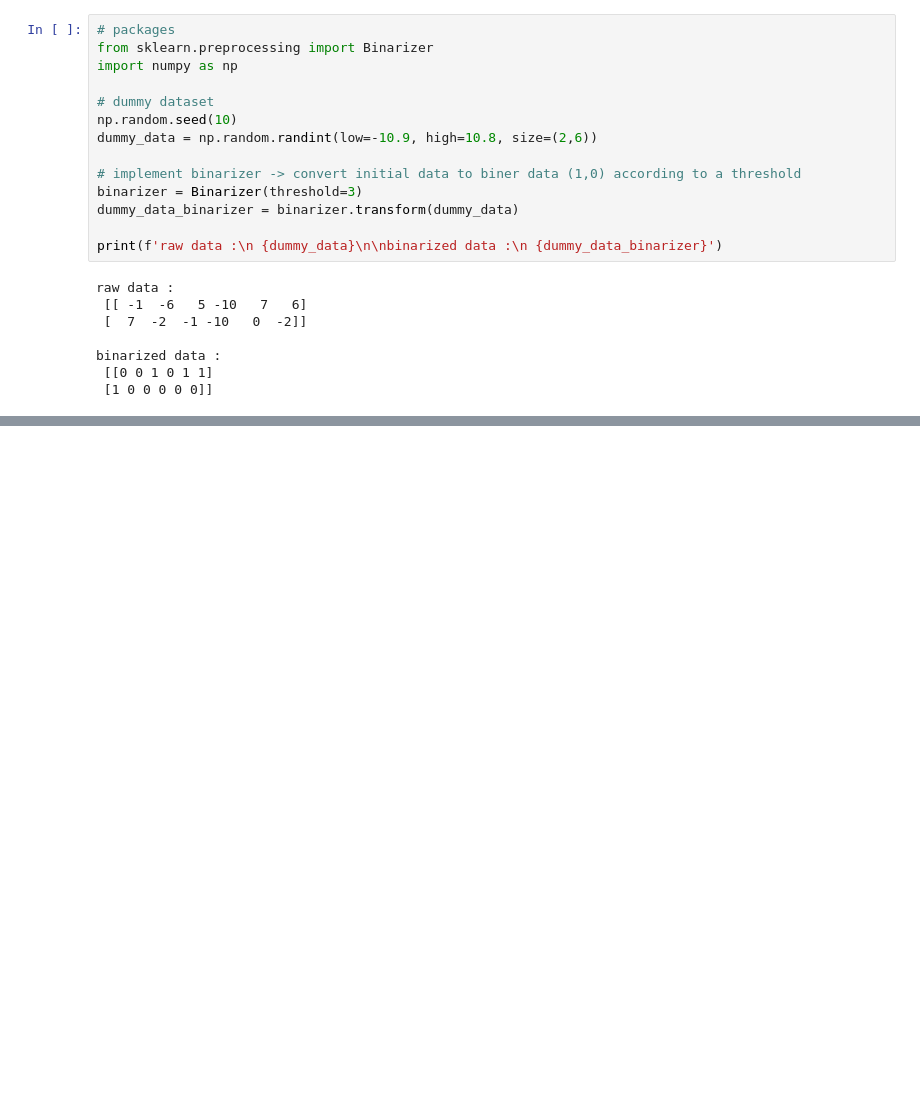
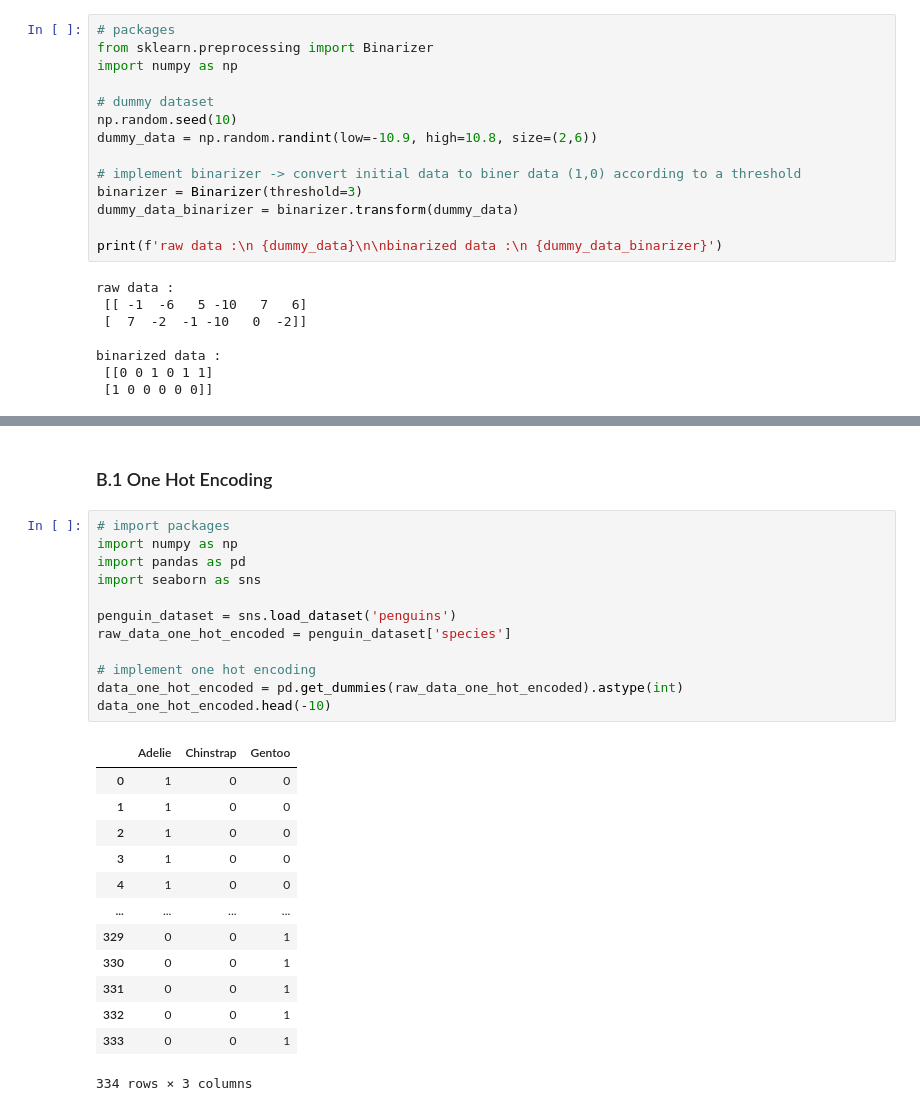
Before and after one commit to adisetiawannn/datascience_python, a Jupyter notebook: data_science_with_python/data_preprocessing/data_normalization_and_standarization.ipynb, the cells around one changed output, grey strips where cells are left out. Saved outputs shown, nothing was run; the diff lists cells and outputs as text; blank space fills up the shorter version.

```diff
--- a/data_science_with_python/data_preprocessing/data_normalization_and_standarization.ipynb
+++ b/data_science_with_python/data_preprocessing/data_normalization_and_standarization.ipynb
@@ -479,0 +538,28 @@ binarized data :
+# %% [markdown]
+### B.1 One Hot Encoding
+# %%
+# import packages
+import numpy as np
+import pandas as pd
+import seaborn as sns
+
+penguin_dataset = sns.load_dataset('penguins')
+raw_data_one_hot_encoded = penguin_dataset['species']
+
+# implement one hot encoding
+data_one_hot_encoded = pd.get_dummies(raw_data_one_hot_encoded).astype(int)
+data_one_hot_encoded.head(-10)
+# %% [output]
+|  | Adelie | Chinstrap | Gentoo |
+| 0 | 1 | 0 | 0 |
+| 1 | 1 | 0 | 0 |
+| 2 | 1 | 0 | 0 |
+| 3 | 1 | 0 | 0 |
+| 4 | 1 | 0 | 0 |
+| ... | ... | ... | ... |
+| 329 | 0 | 0 | 1 |
+| 330 | 0 | 0 | 1 |
+| 331 | 0 | 0 | 1 |
+| 332 | 0 | 0 | 1 |
+| 333 | 0 | 0 | 1 |
+334 rows × 3 columns
```
Also changed, not shown: parts of 7 cells of this notebook.
